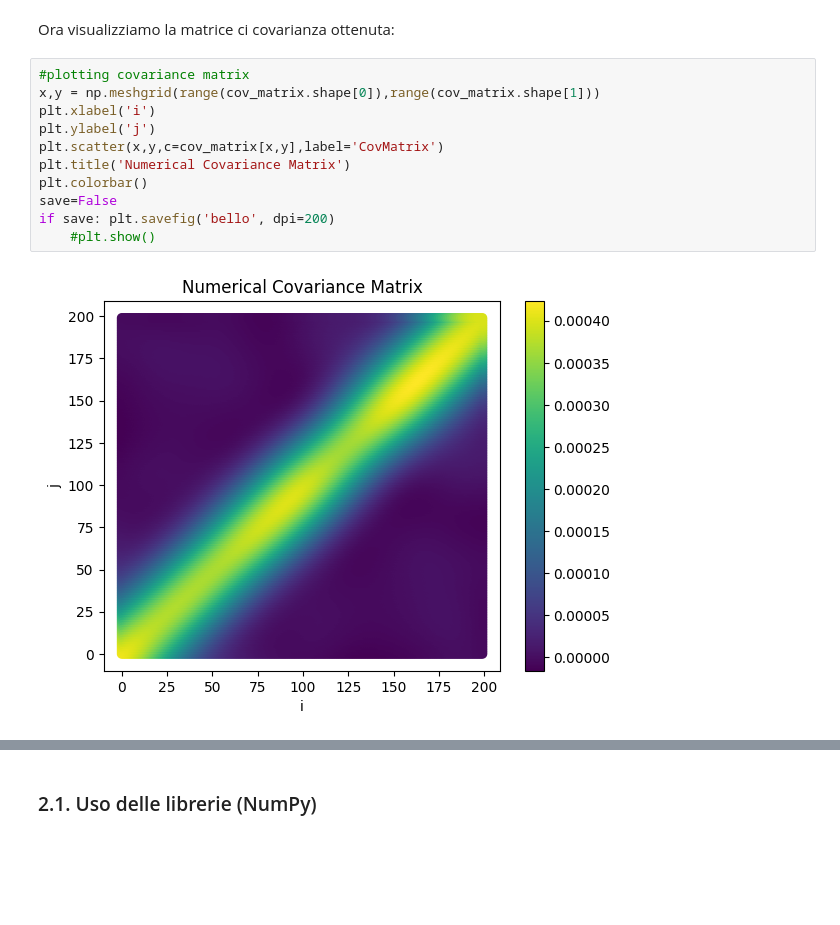
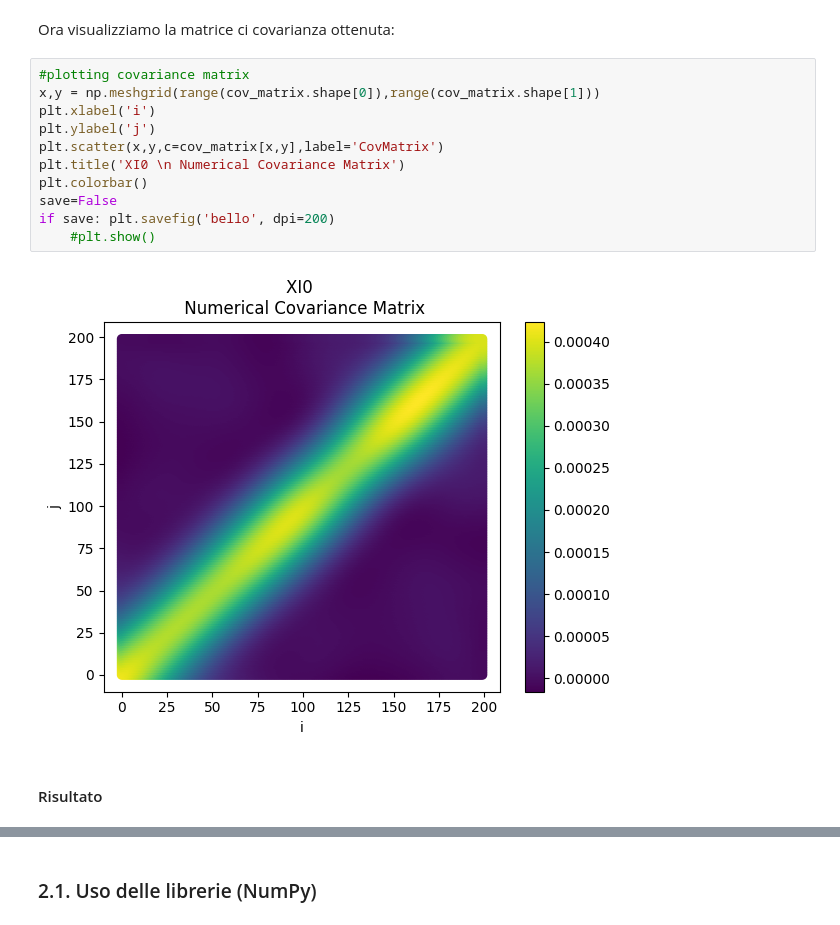
Before and after one commit to BeppeMcOnion/AB_INFO_2022-2023_EercizioFinale, a Jupyter notebook: ProgettoEsame.ipynb, the cells around one changed output, grey strips where cells are left out. Cells and saved outputs as stored; diff of their text form; blank space fills up the shorter version.

```diff
--- a/ProgettoEsame.ipynb
+++ b/ProgettoEsame.ipynb
@@ -121,13 +123,15 @@ Ora visualizziamo la matrice ci covarianza ottenuta:
 # %%
 #plotting covariance matrix
 x,y = np.meshgrid(range(cov_matrix.shape[0]),range(cov_matrix.shape[1]))
 plt.xlabel('i')
 plt.ylabel('j')
 plt.scatter(x,y,c=cov_matrix[x,y],label='CovMatrix')
-plt.title('Numerical Covariance Matrix')
+plt.title('XI0 \n Numerical Covariance Matrix')
 plt.colorbar()
 save=False
 if save: plt.savefig('bello', dpi=200)
     #plt.show()
 # %% [output]
-[figure, old version]
+[figure, new version]
+# %% [markdown]
+#### Risultato
```
Also changed, not shown: parts of 9 cells of this notebook.
